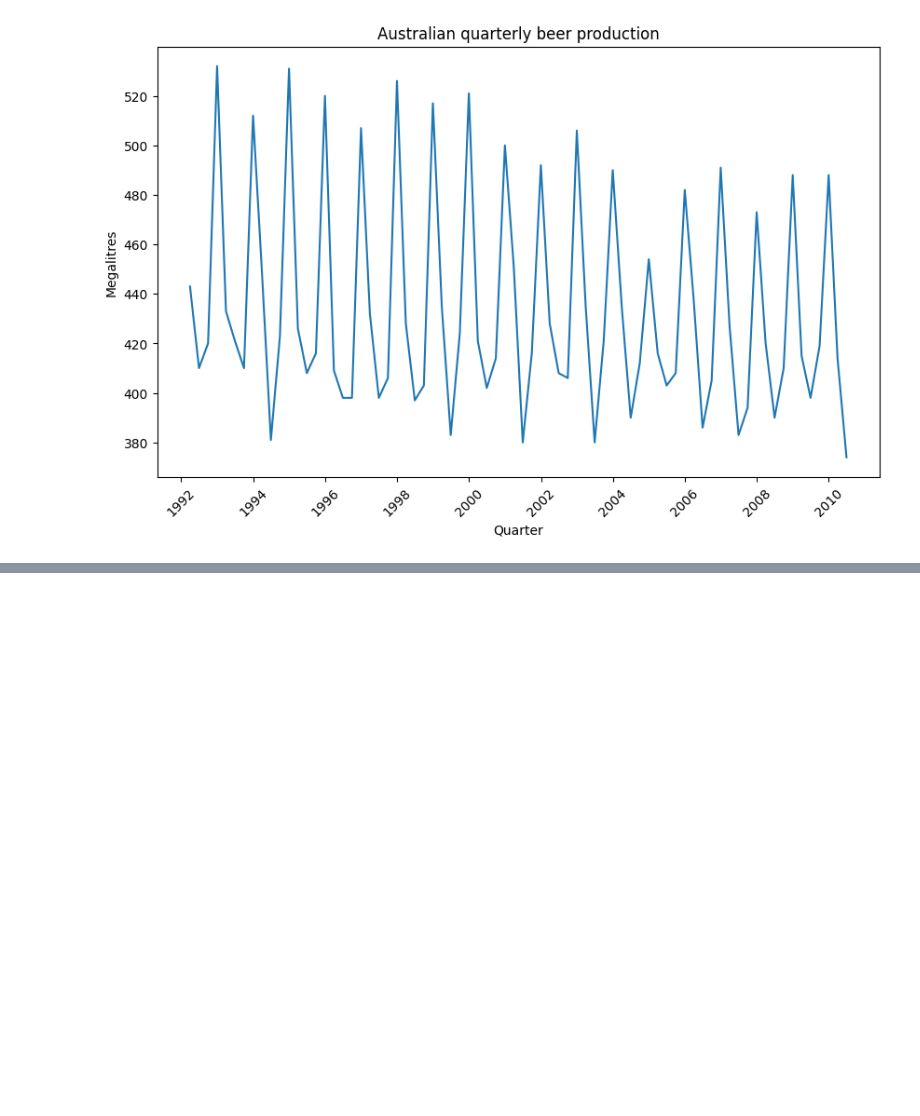
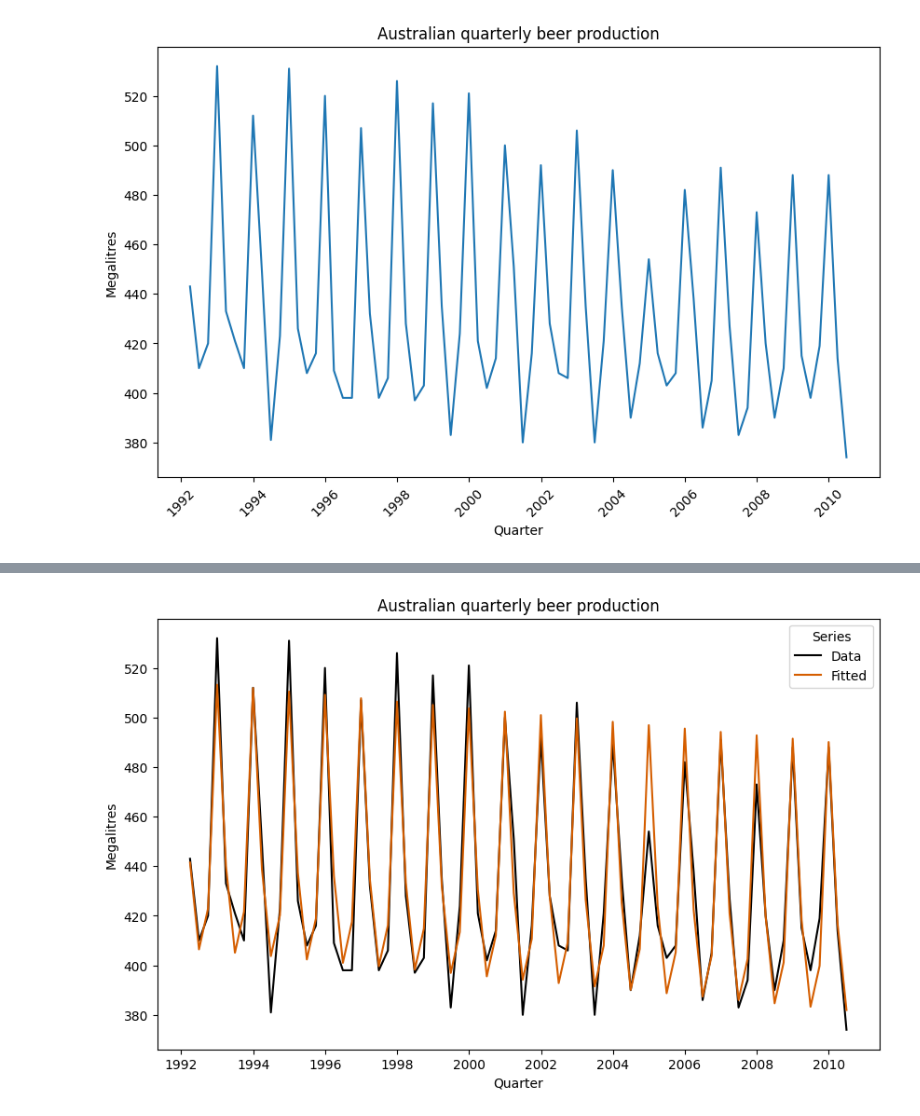
Before and after one commit to DavidGuzzi/TSA, a Jupyter notebook: Forecasting Principles and Practice 3rd/2/7.ipynb, the cells around one changed output, grey strips where cells are left out. Saved outputs shown, nothing was run; the diff lists cells and outputs as text; code cells hidden in the pictures; blank space fills up the shorter version.

```diff
--- a/Forecasting Principles and Practice 3rd/2/7.ipynb
+++ b/Forecasting Principles and Practice 3rd/2/7.ipynb
@@ -246,6 +246,8 @@ recent_production['season'] = recent_production['date'].dt.quarter
 
 # Definir el modelo de tendencia y estacionalidad
 model = ols('Beer ~ trend + C(season)', data=recent_production).fit()
+# Añadir los valores ajustados (fitted values) al DataFrame
+recent_production['fitted'] = model.fittedvalues
 
 # Mostrar el resumen del modelo
 print(model.summary())
@@ -279,0 +287,20 @@ See the caveats in the documentation: https://pandas.pydata.org/pandas-docs/stab
+# %%
+# Crear el gráfico
+plt.figure(figsize=(10, 6))
+
+# Graficar los valores reales
+sns.lineplot(data=recent_production, x='date', y='Beer', color='black', label='Data')
+
+# Graficar los valores ajustados
+sns.lineplot(data=recent_production, x='date', y='fitted', color='#D55E00', label='Fitted')
+
+# Personalizar leyendas y etiquetas
+plt.ylabel("Megalitres")
+plt.xlabel("Quarter")
+plt.title("Australian quarterly beer production")
+plt.legend(title="Series")
+
+# Mostrar el gráfico
+plt.show()
+# %% [output]
+[figure, added]
```
Also changed, not shown: parts of 3 cells of this notebook.
